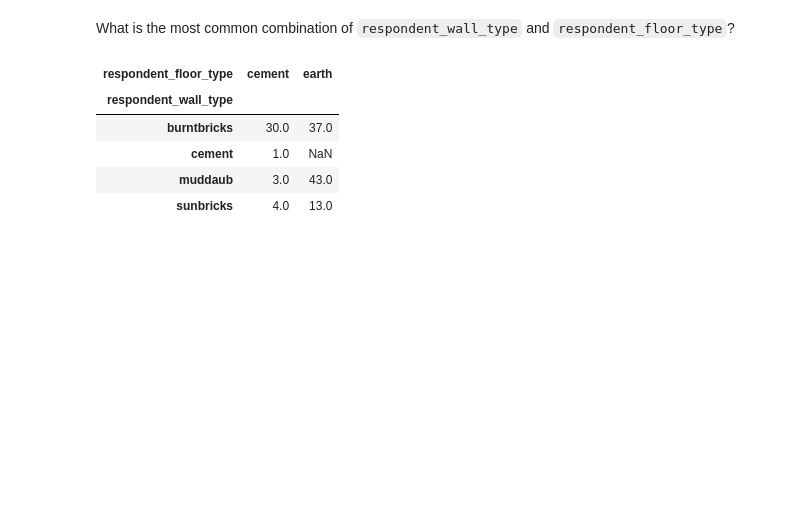
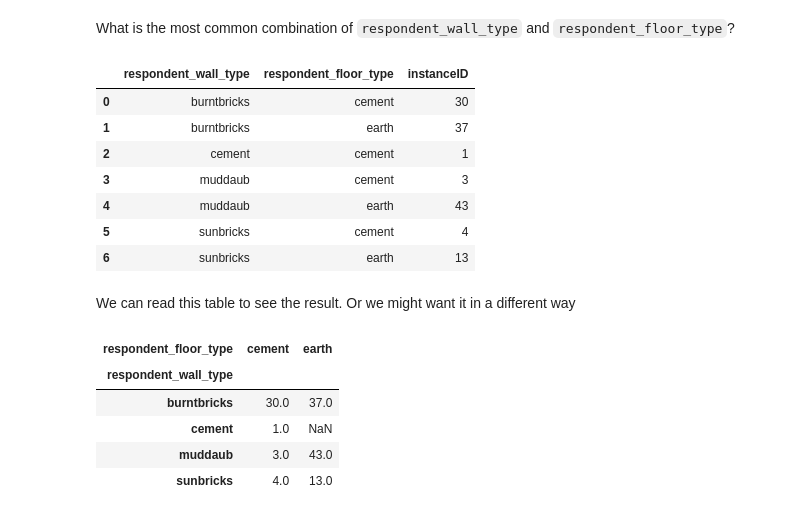
Before and after one commit to rhodyprog4ds/BrownFall20, a Jupyter notebook: _sources/notes/2020-09-21.ipynb, the cells around one changed output. Drawn from its saved outputs; the diff is of its cells as text; code cells hidden in the pictures; blank space fills up the shorter version.

```diff
--- a/_sources/notes/2020-09-21.ipynb
+++ b/_sources/notes/2020-09-21.ipynb
@@ -211,6 +333,19 @@ Index(['interview_date', 'quest_no', 'start', 'end', 'province', 'district',
       dtype='object')
 # %% [markdown]
 What is the most common combination of `respondent_wall_type` and `respondent_floor_type`?
+# %%
+safi_df.groupby(['respondent_wall_type','respondent_floor_type'])['instanceID'].count().reset_index()
+# %% [output]
+|  | respondent_wall_type | respondent_floor_type | instanceID |
+| 0 | burntbricks | cement | 30 |
+| 1 | burntbricks | earth | 37 |
+| 2 | cement | cement | 1 |
+| 3 | muddaub | cement | 3 |
+| 4 | muddaub | earth | 43 |
+| 5 | sunbricks | cement | 4 |
+| 6 | sunbricks | earth | 13 |
+# %% [markdown]
+We can read this table to see the result. Or we might want it in a different way
 # %%
 safi_df.groupby(['respondent_wall_type','respondent_floor_type'])['instanceID'].count().unstack()
 # %% [output]
```
Also changed, not shown: parts of 63 cells of this notebook, 11 other files.
